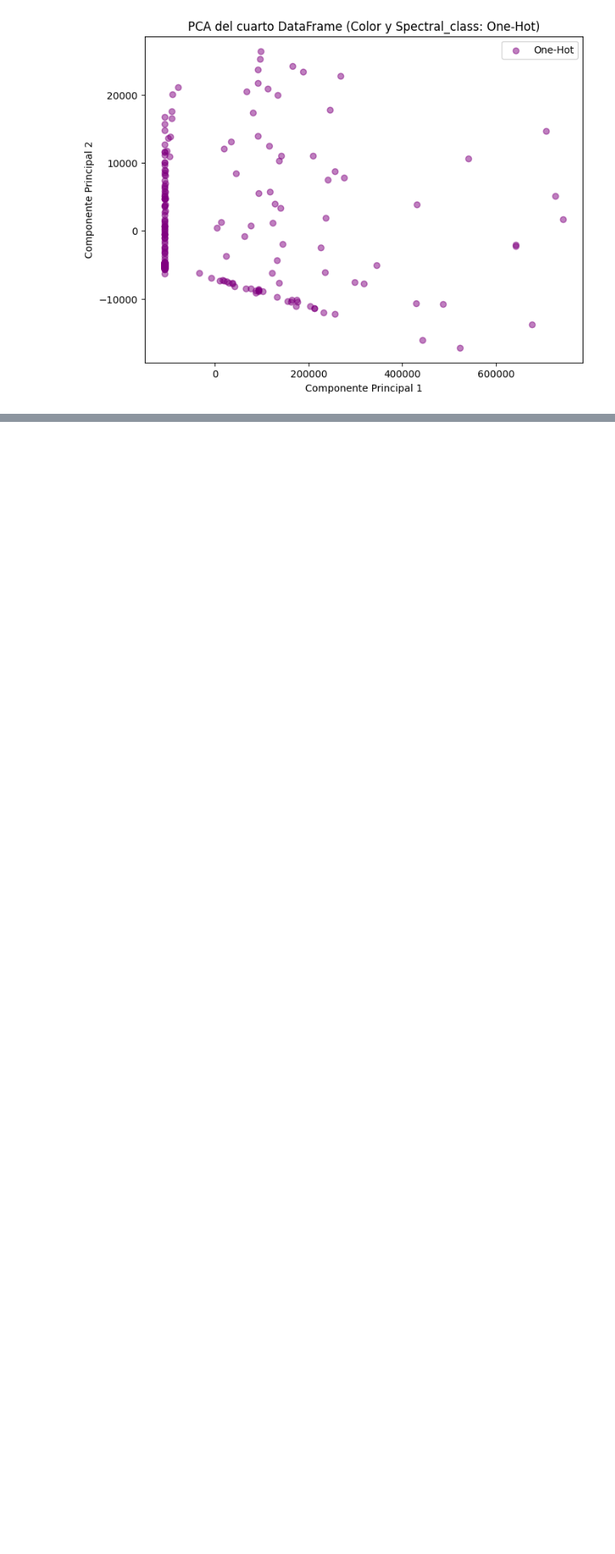
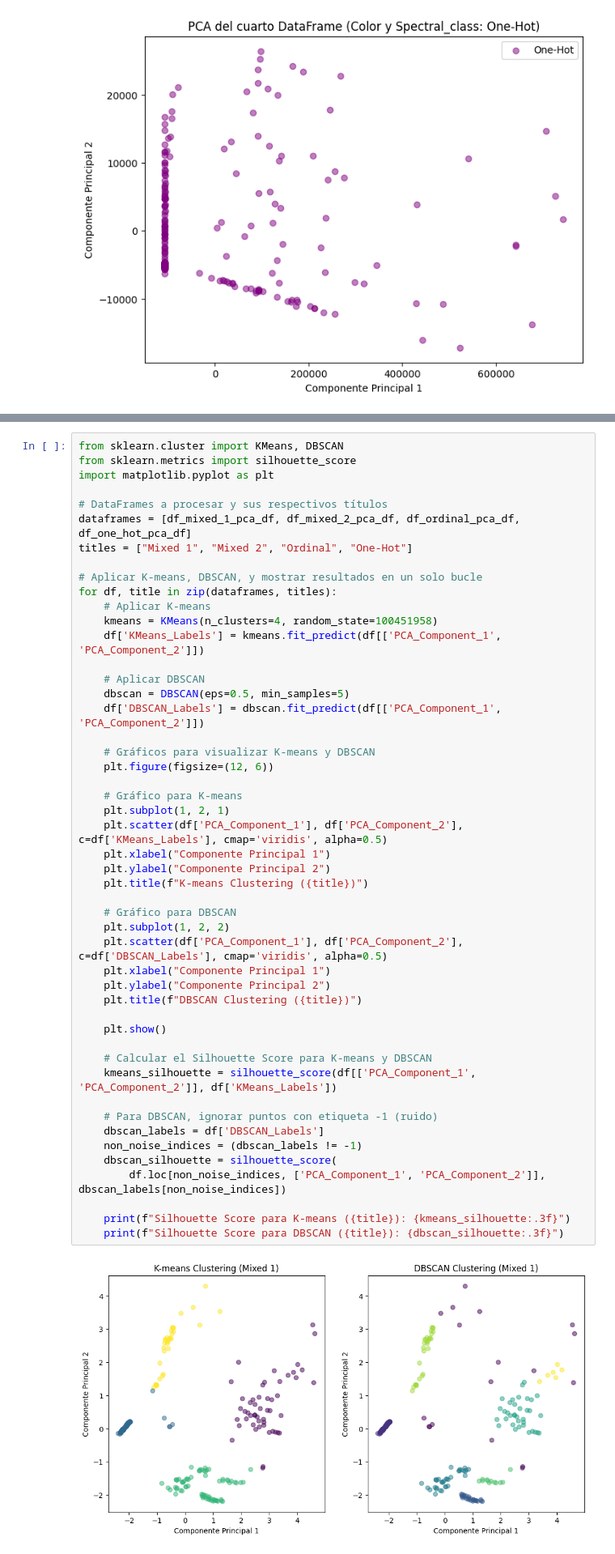
Before and after one commit to DavidY343/G19_100451958_100472111_CLUSTERING, a Jupyter notebook: Notebook1.ipynb, the cells around one changed output, grey strips where cells are left out. Shown at 81% size. Drawn from its saved outputs; the diff is of its cells as text; blank space fills up the shorter version.

```diff
--- a/Notebook1.ipynb
+++ b/Notebook1.ipynb
@@ -390,0 +522,51 @@ Para ver si realmente hay muchis cambios. Una opcion posible de este caso y que
+# %%
+from sklearn.cluster import KMeans, DBSCAN
+from sklearn.metrics import silhouette_score
+import matplotlib.pyplot as plt
+
+# DataFrames a procesar y sus respectivos títulos
+dataframes = [df_mixed_1_pca_df, df_mixed_2_pca_df, df_ordinal_pca_df, df_one_hot_pca_df]
+titles = ["Mixed 1", "Mixed 2", "Ordinal", "One-Hot"]
+
+# Aplicar K-means, DBSCAN, y mostrar resultados en un solo bucle
+for df, title in zip(dataframes, titles):
+    # Aplicar K-means
+    kmeans = KMeans(n_clusters=4, random_state=100451958)
+    df['KMeans_Labels'] = kmeans.fit_predict(df[['PCA_Component_1', 'PCA_Component_2']])
+
+    # Aplicar DBSCAN
+    dbscan = DBSCAN(eps=0.5, min_samples=5)
+    df['DBSCAN_Labels'] = dbscan.fit_predict(df[['PCA_Component_1', 'PCA_Component_2']])
+
+    # Gráficos para visualizar K-means y DBSCAN
+    plt.figure(figsize=(12, 6))
+
+    # Gráfico para K-means
+    plt.subplot(1, 2, 1)
+    plt.scatter(df['PCA_Component_1'], df['PCA_Component_2'], c=df['KMeans_Labels'], cmap='viridis', alpha=0.5)
+    plt.xlabel("Componente Principal 1")
+    plt.ylabel("Componente Principal 2")
+    plt.title(f"K-means Clustering ({title})")
+
+    # Gráfico para DBSCAN
+    plt.subplot(1, 2, 2)
+    plt.scatter(df['PCA_Component_1'], df['PCA_Component_2'], c=df['DBSCAN_Labels'], cmap='viridis', alpha=0.5)
+    plt.xlabel("Componente Principal 1")
+    plt.ylabel("Componente Principal 2")
+    plt.title(f"DBSCAN Clustering ({title})")
+
+    plt.show()
+
+    # Calcular el Silhouette Score para K-means y DBSCAN
+    kmeans_silhouette = silhouette_score(df[['PCA_Component_1', 'PCA_Component_2']], df['KMeans_Labels'])
+
+    # Para DBSCAN, ignorar puntos con etiqueta -1 (ruido)
+    dbscan_labels = df['DBSCAN_Labels']
+    non_noise_indices = (dbscan_labels != -1)
+    dbscan_silhouette = silhouette_score(
+        df.loc[non_noise_indices, ['PCA_Component_1', 'PCA_Component_2']], dbscan_labels[non_noise_indices])
+
+    print(f"Silhouette Score para K-means ({title}): {kmeans_silhouette:.3f}")
+    print(f"Silhouette Score para DBSCAN ({title}): {dbscan_silhouette:.3f}")
+# %% [output]
+[figure, added]
```
Also changed, not shown: parts of 30 cells of this notebook.
